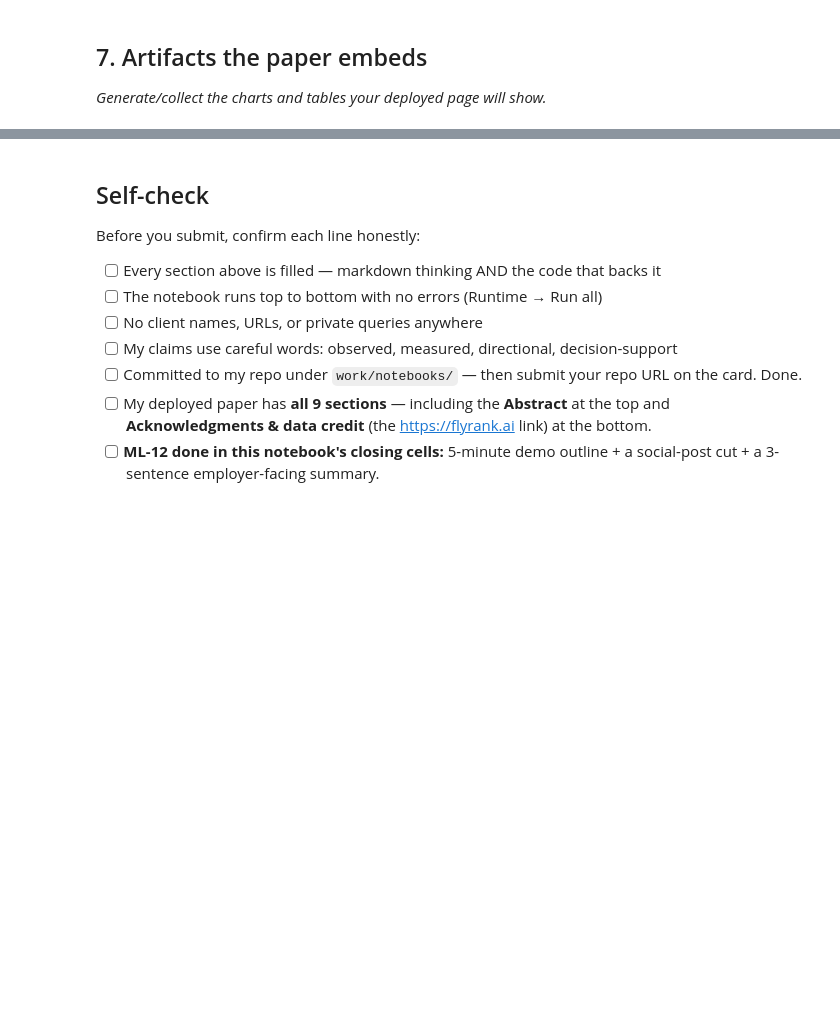
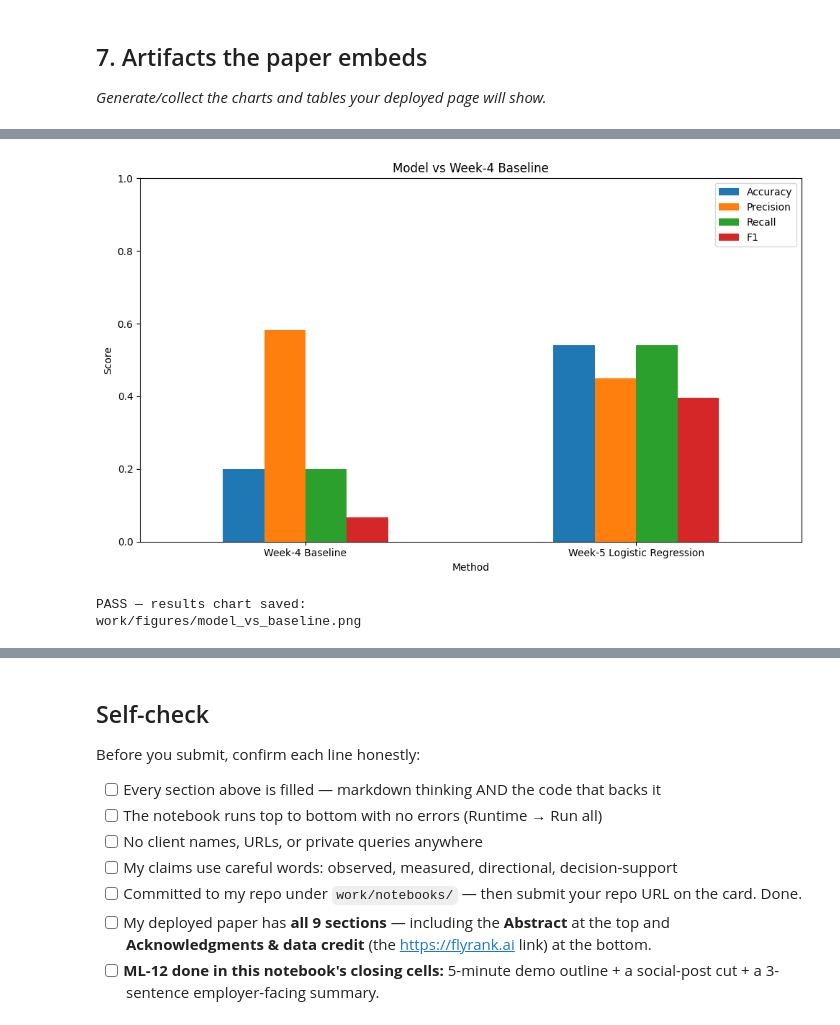
Before and after one commit to AqsaBatool256/flyrank-ml-internship-Aqsa-Batool-Saqib, a Jupyter notebook: work/notebooks/capstone.ipynb, the cells around one changed output, grey strips where cells are left out. Cells and saved outputs as stored; diff of their text form; code cells hidden in the pictures; blank space fills up the shorter version.

Commit message:
week 8 completed

```diff
--- a/work/notebooks/capstone.ipynb
+++ b/work/notebooks/capstone.ipynb
@@ -36,0 +625,36 @@ This skeleton is yours to fill. Work the sections **in order** — each one has
+# %%
+# ---------------------------------------------------------
+# CAPSTONE — SECTION 7
+# ARTIFACT 1: MODEL VS BASELINE
+# ---------------------------------------------------------
+
+import os
+import matplotlib.pyplot as plt
+
+os.makedirs("work/figures", exist_ok=True)
+
+metrics = ["Accuracy", "Precision", "Recall", "F1"]
+
+results_plot = results_table.set_index("Method")[metrics]
+
+results_plot.plot(
+    kind="bar",
+    figsize=(10, 6)
+)
+
+plt.title("Model vs Week-4 Baseline")
+plt.ylabel("Score")
+plt.ylim(0, 1)
+plt.xticks(rotation=0)
+plt.tight_layout()
+
+results_chart_path = "work/figures/model_vs_baseline.png"
+plt.savefig(results_chart_path, dpi=200)
+plt.show()
+
+print("PASS — results chart saved:")
+print(results_chart_path)
+# %% [output]
+[figure, added]
+PASS — results chart saved:
+work/figures/model_vs_baseline.png
```
Also changed, not shown: parts of 17 cells of this notebook.
